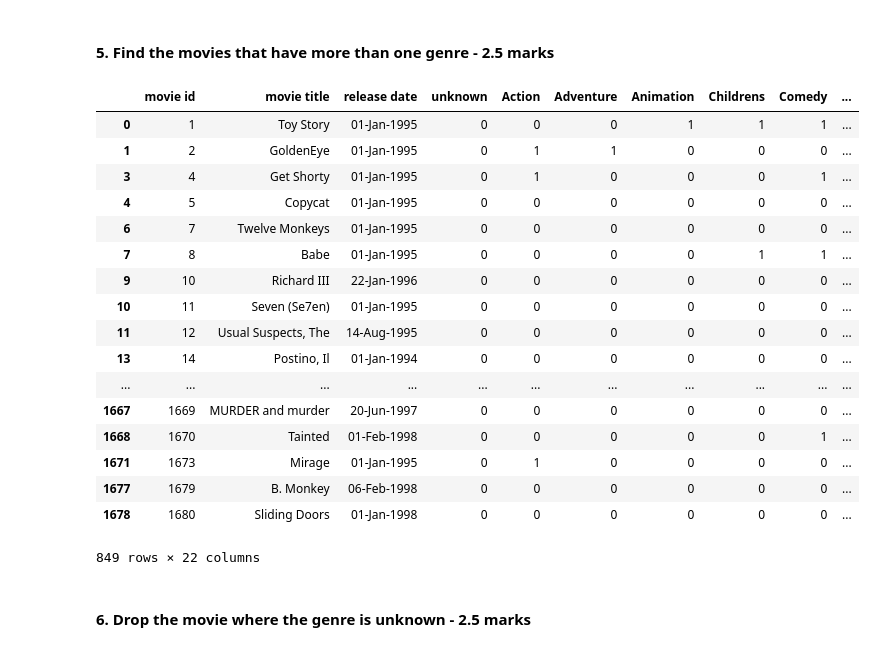
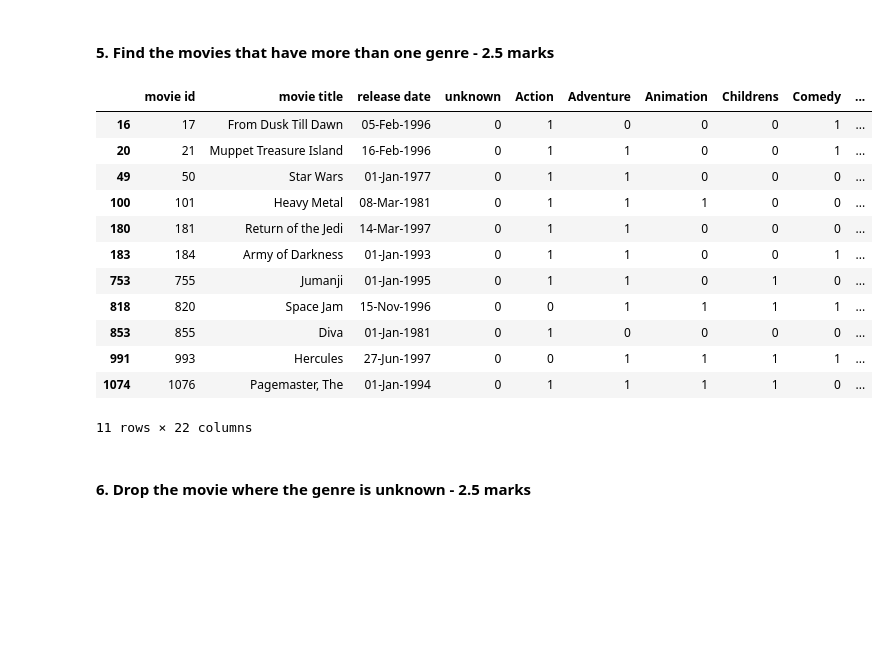
Before and after one commit to mazeeblanke/Movie-Lens, a Jupyter notebook: MovieLens Project Questions.ipynb, the cells around one changed output. Saved outputs shown, nothing was run; the diff lists cells and outputs as text; code cells hidden in the pictures; blank space fills up the shorter version.

```diff
--- a/MovieLens Project Questions.ipynb
+++ b/MovieLens Project Questions.ipynb
@@ -101,26 +101,21 @@ dtype: int64
 # %%
 #hint: use sum on the axis = 1
 sum = item.drop(['unknown', 'release date', 'movie id'], axis=1).sum(axis=1)
-item[sum > 1]
+item[sum == 5]
 # %% [output]
 |  | movie id | movie title | release date | unknown | Action | Adventure | Animation | Childrens | Comedy | ... |
-| 0 | 1 | Toy Story | 01-Jan-1995 | 0 | 0 | 0 | 1 | 1 | 1 | ... |
-| 1 | 2 | GoldenEye | 01-Jan-1995 | 0 | 1 | 1 | 0 | 0 | 0 | ... |
-| 3 | 4 | Get Shorty | 01-Jan-1995 | 0 | 1 | 0 | 0 | 0 | 1 | ... |
-| 4 | 5 | Copycat | 01-Jan-1995 | 0 | 0 | 0 | 0 | 0 | 0 | ... |
-| 6 | 7 | Twelve Monkeys | 01-Jan-1995 | 0 | 0 | 0 | 0 | 0 | 0 | ... |
-| 7 | 8 | Babe | 01-Jan-1995 | 0 | 0 | 0 | 0 | 1 | 1 | ... |
-| 9 | 10 | Richard III | 22-Jan-1996 | 0 | 0 | 0 | 0 | 0 | 0 | ... |
-| 10 | 11 | Seven (Se7en) | 01-Jan-1995 | 0 | 0 | 0 | 0 | 0 | 0 | ... |
-| 11 | 12 | Usual Suspects, The | 14-Aug-1995 | 0 | 0 | 0 | 0 | 0 | 0 | ... |
-| 13 | 14 | Postino, Il | 01-Jan-1994 | 0 | 0 | 0 | 0 | 0 | 0 | ... |
-| ... | ... | ... | ... | ... | ... | ... | ... | ... | ... | ... |
-| 1667 | 1669 | MURDER and murder | 20-Jun-1997 | 0 | 0 | 0 | 0 | 0 | 0 | ... |
-| 1668 | 1670 | Tainted | 01-Feb-1998 | 0 | 0 | 0 | 0 | 0 | 1 | ... |
-| 1671 | 1673 | Mirage | 01-Jan-1995 | 0 | 1 | 0 | 0 | 0 | 0 | ... |
-| 1677 | 1679 | B. Monkey | 06-Feb-1998 | 0 | 0 | 0 | 0 | 0 | 0 | ... |
-| 1678 | 1680 | Sliding Doors | 01-Jan-1998 | 0 | 0 | 0 | 0 | 0 | 0 | ... |
+| 16 | 17 | From Dusk Till Dawn | 05-Feb-1996 | 0 | 1 | 0 | 0 | 0 | 1 | ... |
+| 20 | 21 | Muppet Treasure Island | 16-Feb-1996 | 0 | 1 | 1 | 0 | 0 | 1 | ... |
+| 49 | 50 | Star Wars | 01-Jan-1977 | 0 | 1 | 1 | 0 | 0 | 0 | ... |
+| 100 | 101 | Heavy Metal | 08-Mar-1981 | 0 | 1 | 1 | 1 | 0 | 0 | ... |
+| 180 | 181 | Return of the Jedi | 14-Mar-1997 | 0 | 1 | 1 | 0 | 0 | 0 | ... |
+| 183 | 184 | Army of Darkness | 01-Jan-1993 | 0 | 1 | 1 | 0 | 0 | 1 | ... |
+| 753 | 755 | Jumanji | 01-Jan-1995 | 0 | 1 | 1 | 0 | 1 | 0 | ... |
+| 818 | 820 | Space Jam | 15-Nov-1996 | 0 | 0 | 1 | 1 | 1 | 1 | ... |
+| 853 | 855 | Diva | 01-Jan-1981 | 0 | 1 | 0 | 0 | 0 | 0 | ... |
+| 991 | 993 | Hercules | 27-Jun-1997 | 0 | 0 | 1 | 1 | 1 | 1 | ... |
+| 1074 | 1076 | Pagemaster, The | 01-Jan-1994 | 0 | 1 | 1 | 1 | 1 | 0 | ... |
-849 rows × 22 columns
+11 rows × 22 columns
 # %% [markdown]
 #### 6. Drop the movie where the genre is unknown - 2.5 marks
 # %%
```
Also changed, not shown: parts of 7 cells of this notebook.
